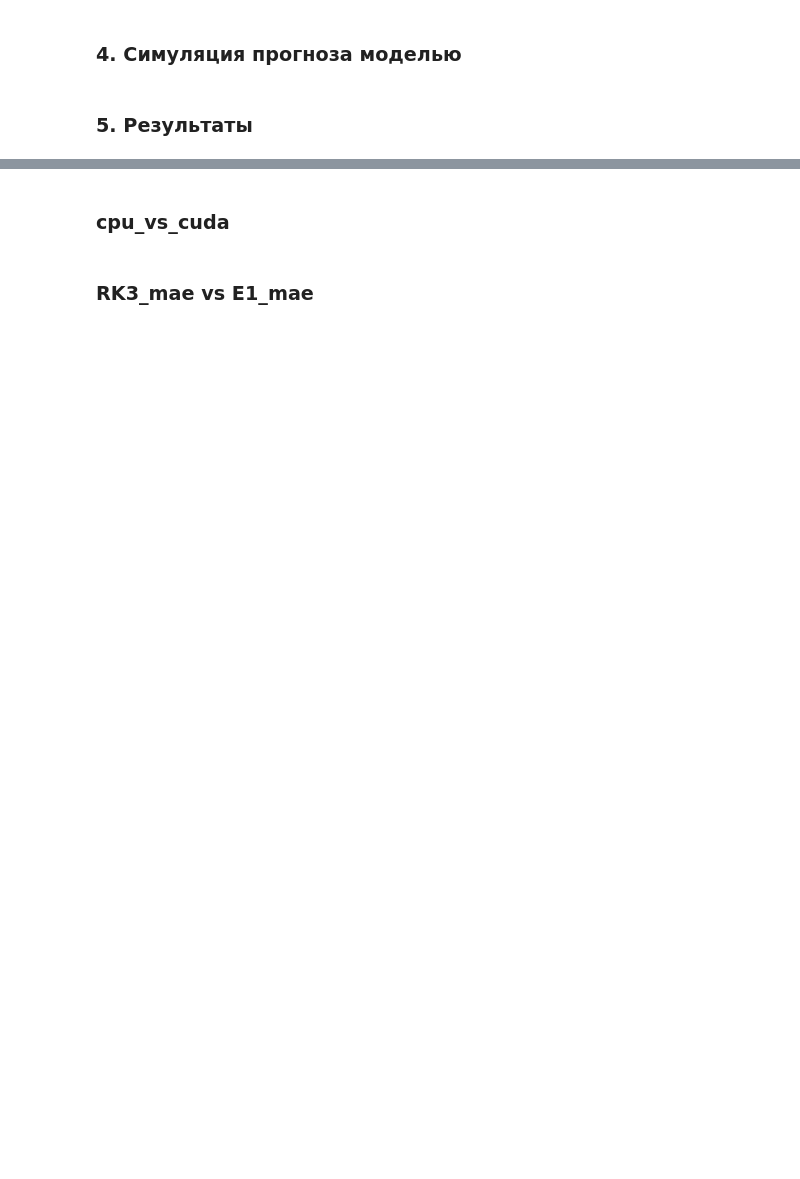
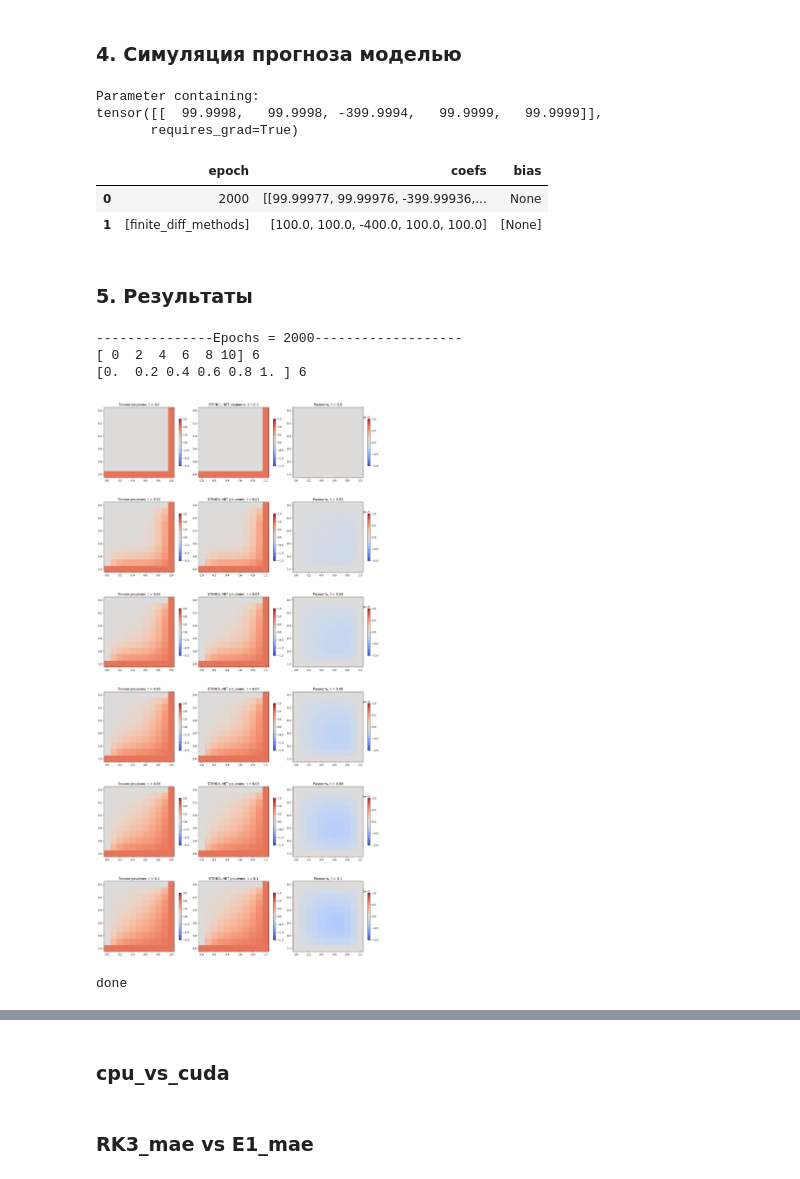
Before and after one commit to ArturTukhbatullin/GIT_stencil-net, a Jupyter notebook: Experiments/Experiment_2d_thermal.ipynb, the cells around one changed output, grey strips where cells are left out. Cells and saved outputs as stored; diff of their text form; code cells hidden in the pictures; blank space fills up the shorter version.

```diff
--- a/Experiments/Experiment_2d_thermal.ipynb
+++ b/Experiments/Experiment_2d_thermal.ipynb
@@ -45,8 +29,8 @@ BC_TYPE='dirichlet'; BC_VALUES=[0,1]
 folder='Experiment_2d_thermal_conductivity'
 # %%
 # epochs_lst=[100,1_000,5_000]
-epochs_lst=[1_000]
-# epochs_lst=[10]
+epochs_lst=[2_000]
+# epochs_lst=[1]
 # %% [markdown]
 ### 1. Генерация данных
 # %%
@@ -214,10 +190,18 @@ for epochs in epochs_lst:
     biases.append(None)
 # %%
 net.layer[0].weight
+# %% [output]
+Parameter containing:
+tensor([[  99.9998,   99.9998, -399.9994,   99.9999,   99.9999]],
+       requires_grad=True)
 # %%
 pd.DataFrame({'epoch':epochs_lst+[['finite_diff_methods']],
               'coefs':weights+[[1/h/h,1/h/h,-4/h/h,1/h/h,1/h/h]],
               'bias':biases+[[None]]})
+# %% [output]
+|  | epoch | coefs | bias |
+| 0 | 2000 | [[99.99977, 99.99976, -399.99936,... | None |
+| 1 | [finite_diff_methods] | [100.0, 100.0, -400.0, 100.0, 100.0] | [None] |
 # %% [markdown]
 ### 5. Результаты
 # %%
@@ -227,23 +211,29 @@ pd.DataFrame({'epoch':epochs_lst+[['finite_diff_methods']],
 # %%
 
 for i in range(len(epochs_lst)):
 
     print(fr'---------------Epochs = {epochs_lst[i]}-------------------')
 
-    make_subplot_graphs_2d(NN_sim, v_coarse, x_sim, T_sim, T, dtc, 11,
-                       figsize=[9,2],
-                       vmin_diff=-1e-07, #-1,
-                       vmax_diff=1e-07, #1,
+    make_subplot_graphs_2d(NN_sim, v_coarse, x_sim, T_sim, T, dtc, 6,
+                       figsize=[15,5],
+                       vmin_diff=-1e-05, #-1,
+                       vmax_diff=1e-05, #1,
                        save_flg=True,
                        save_path=folder+'/graphs/',
                        save_name=fr'SUBPLOT_by_time_{epochs_lst[i]}'
                        )
 
     err=metric_by_time(NN_sim,v_coarse,T,dtc,ymax=None,
                 save_flg=True,
                 save_path=folder+'/graphs/',
                 save_name=fr'MAE_by_time_{epochs_lst[i]}'
                 )
 
     print('\n')
 print('done')
+# %% [output]
+---------------Epochs = 2000-------------------
+[ 0  2  4  6  8 10] 6
+[0.  0.2 0.4 0.6 0.8 1. ] 6
+[figure, added]
+done
```
Also changed, not shown: parts of 7 cells of this notebook, 1 other file.
